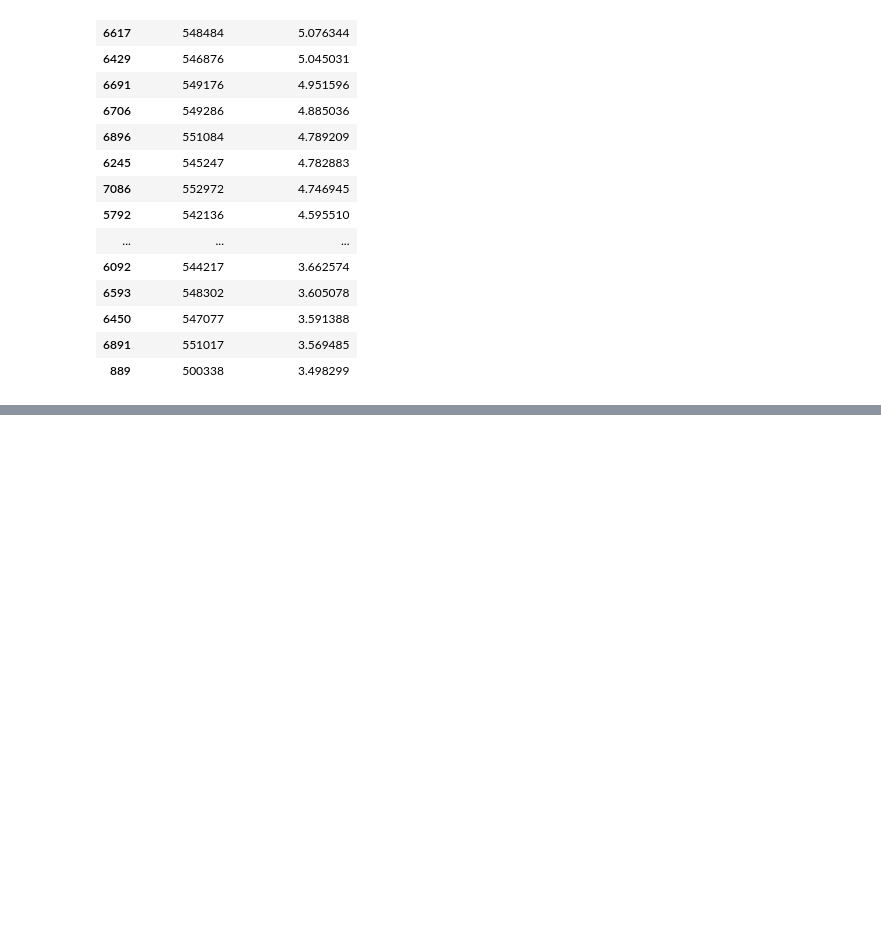
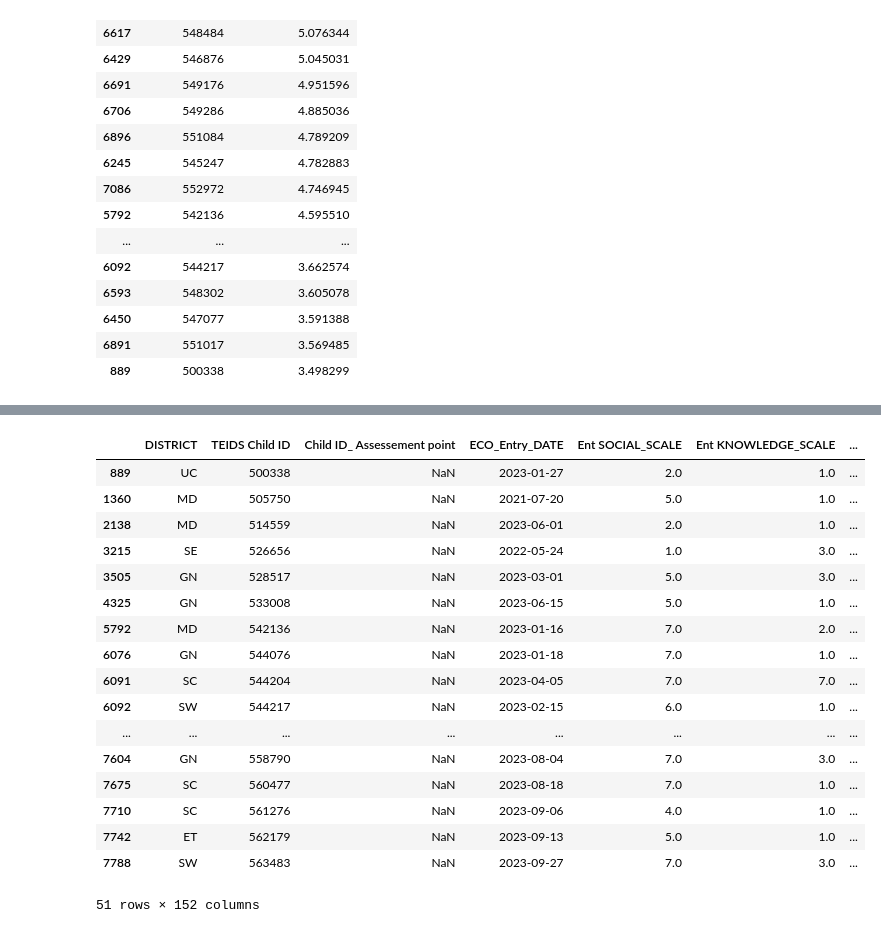
Before and after one commit to NSS-Data-Analytics-Cohort-13/teis-mikeriello, a Jupyter notebook: base_TEIDS_notebook.ipynb, the cells around one changed output, grey strips where cells are left out. Cells and saved outputs as stored; diff of their text form; code cells hidden in the pictures; blank space fills up the shorter version.

```diff
--- a/base_TEIDS_notebook.ipynb
+++ b/base_TEIDS_notebook.ipynb
@@ -337,5 +359,3 @@ exit_age_sorted
 | 6450 | 547077 | 3.591388 |
 | 6891 | 551017 | 3.569485 |
 | 889 | 500338 | 3.498299 |
-# %%
-bdi3_oc1_a = pd.concat([bdi3_oc1_a, time_in_program, exit_age_sorted], ignore_index=True, sort=False)
@@ -374,3 +361,0 @@ bdi3_oc1_a[bdi3_oc1_a['DISTRICT'] == 'GN']
-# %%
-#eco_df = eco_df.rename(columns={'Child ID': 'TEIDS Child ID'})
-bdi3_oc1_a = bdi3_oc1_a.merge(eco_df[['TEIDS Child ID', 'DISTRICT']], on='TEIDS Child ID', how='left')
@@ -395,0 +394,24 @@ plt.show()
+# %%
+# Count of point-of-entry (POE) office for new business rules with Ryan's code
+
+temp_eco = eco_df[eco_df['TEIDS Child ID'].isin(bdi3_oc1_a['TEIDS Child ID'])]
+temp_eco
+# %% [output]
+|  | DISTRICT | TEIDS Child ID | Child ID_ Assessement point | ECO_Entry_DATE | Ent SOCIAL_SCALE | Ent KNOWLEDGE_SCALE | ... |
+| 889 | UC | 500338 | NaN | 2023-01-27 | 2.0 | 1.0 | ... |
+| 1360 | MD | 505750 | NaN | 2021-07-20 | 5.0 | 1.0 | ... |
+| 2138 | MD | 514559 | NaN | 2023-06-01 | 2.0 | 1.0 | ... |
+| 3215 | SE | 526656 | NaN | 2022-05-24 | 1.0 | 3.0 | ... |
+| 3505 | GN | 528517 | NaN | 2023-03-01 | 5.0 | 3.0 | ... |
+| 4325 | GN | 533008 | NaN | 2023-06-15 | 5.0 | 1.0 | ... |
+| 5792 | MD | 542136 | NaN | 2023-01-16 | 7.0 | 2.0 | ... |
+| 6076 | GN | 544076 | NaN | 2023-01-18 | 7.0 | 1.0 | ... |
+| 6091 | SC | 544204 | NaN | 2023-04-05 | 7.0 | 7.0 | ... |
+| 6092 | SW | 544217 | NaN | 2023-02-15 | 6.0 | 1.0 | ... |
+| ... | ... | ... | ... | ... | ... | ... | ... |
+| 7604 | GN | 558790 | NaN | 2023-08-04 | 7.0 | 3.0 | ... |
+| 7675 | SC | 560477 | NaN | 2023-08-18 | 7.0 | 1.0 | ... |
+| 7710 | SC | 561276 | NaN | 2023-09-06 | 4.0 | 1.0 | ... |
+| 7742 | ET | 562179 | NaN | 2023-09-13 | 5.0 | 1.0 | ... |
+| 7788 | SW | 563483 | NaN | 2023-09-27 | 7.0 | 3.0 | ... |
+51 rows × 152 columns
```
Also changed, not shown: parts of 41 cells of this notebook, 4 other files.
